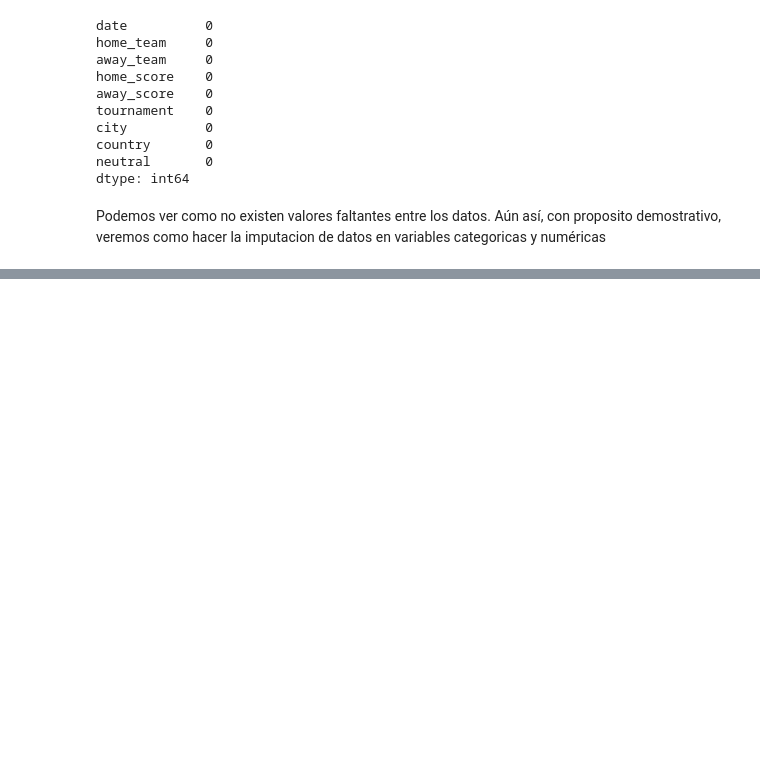
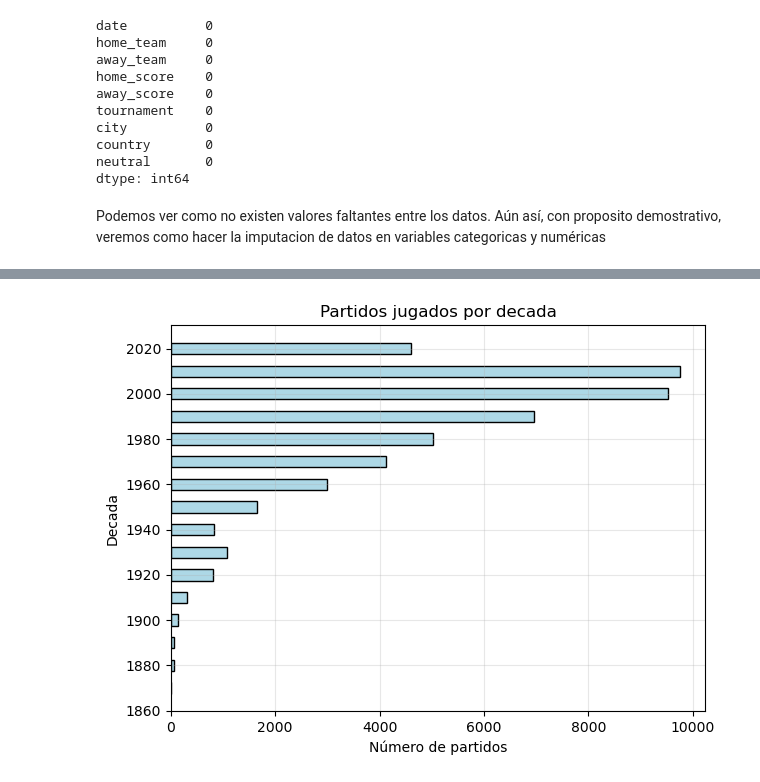
Before and after one commit to nestorojeda/MatematicasFeedback, a Jupyter notebook: code/notebook.ipynb, the cells around one changed output, grey strips where cells are left out. Saved outputs shown, nothing was run; the diff lists cells and outputs as text; code cells hidden in the pictures; blank space fills up the shorter version.

```diff
--- a/code/notebook.ipynb
+++ b/code/notebook.ipynb
@@ -85,0 +117,17 @@ for column in results_df.select_dtypes(include=['float64', 'int64']).columns:
+# %%
+#Histograma de los partidos jugados por decada
+results_df['decade'] = (results_df['date'].str[:3] + '0').astype(int)
+plt.barh(
+    results_df['decade'].value_counts().sort_index().index,
+    results_df['decade'].value_counts().sort_index().values,
+    color='lightblue',
+    edgecolor='black',
+    height=5)
+plt.title('Partidos jugados por decada')
+plt.xlabel('Número de partidos')
+plt.ylabel('Decada')
+plt.grid(True, alpha=0.3)
+plt.tight_layout()
+plt.show()
+# %% [output]
+[figure, added]
```
Also changed, not shown: parts of 4 cells of this notebook.
